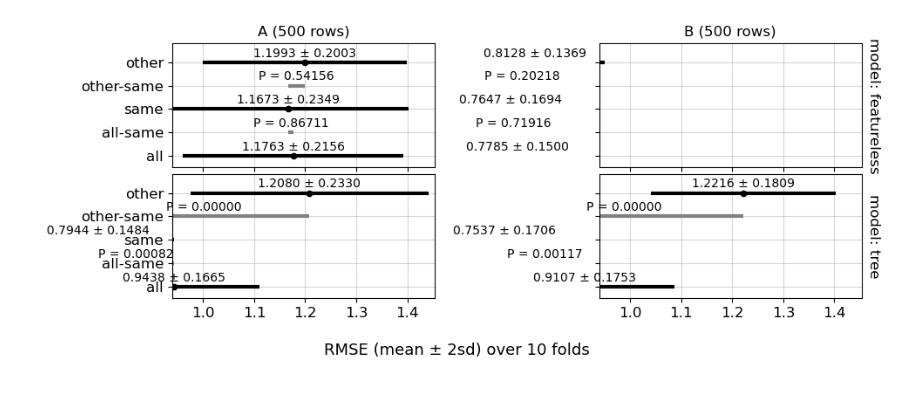
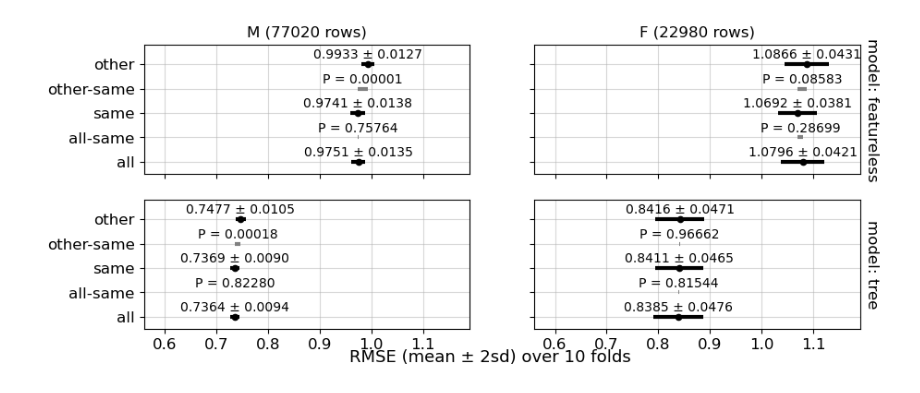
Before and after one commit to lamtung16/soak_regression, a Jupyter notebook: notebook_visualization.ipynb, the cells around one changed output. Saved outputs shown, nothing was run; the diff lists cells and outputs as text; code cells hidden in the pictures.

```diff
--- a/notebook_visualization.ipynb
+++ b/notebook_visualization.ipynb
@@ -29,4 +29,4 @@ soak_plot_one_model_extend(results_df, subset_value, model)
 # %%
-soak_plot_matrix(results_df, models=["featureless", "tree"], subset_values=subset_values, subplot_size=(5, 2), extend=(0.0, 0.002))
+soak_plot_matrix(results_df, models=["featureless", "tree"], subset_values=['M', 'F'], subplot_size=(5, 2), extend=(0.02, 0.01))
 # %% [output]
-[figure, old version]
+[figure, new version]
```
Also changed, not shown: parts of 12 cells of this notebook, 5 other files.
